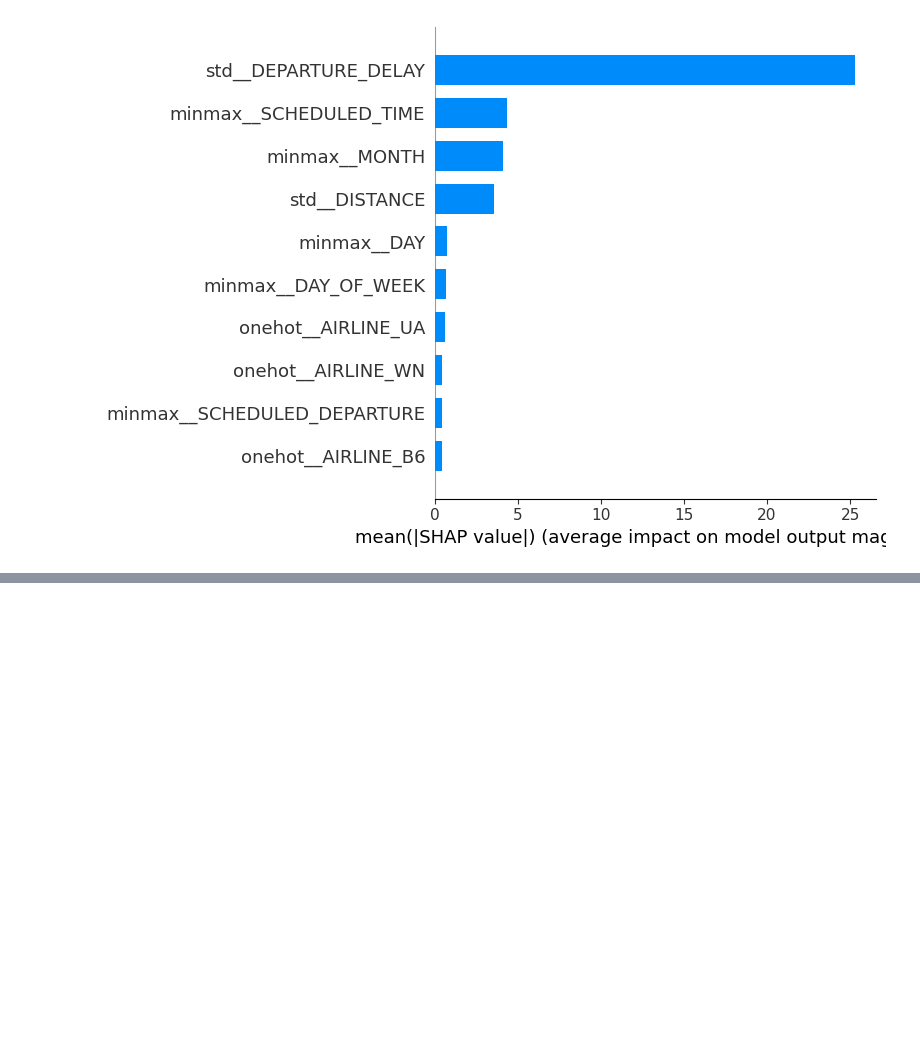
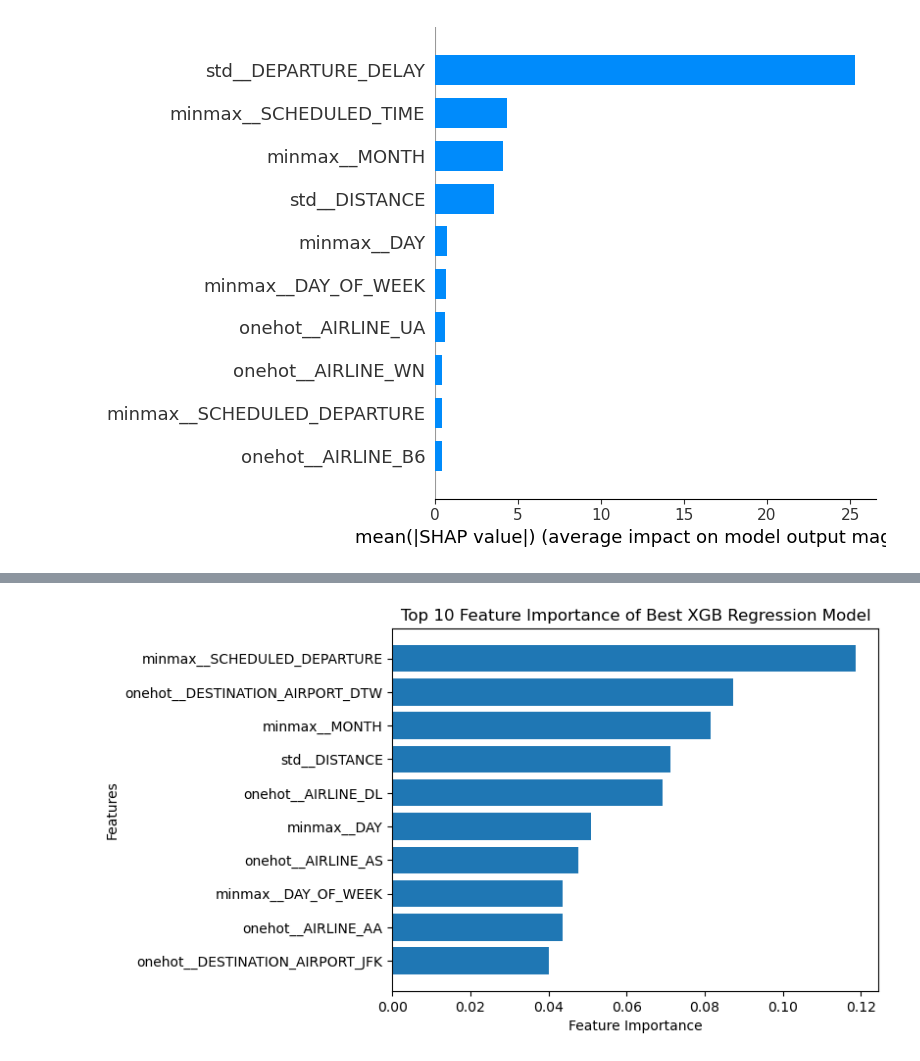
Before and after one commit to amanjal/Data1030-Final, a Jupyter notebook: src/Preprocess.ipynb, the cells around one changed output, grey strips where cells are left out. Saved outputs shown, nothing was run; the diff lists cells and outputs as text; code cells hidden in the pictures; blank space fills up the shorter version.

```diff
--- a/src/Preprocess.ipynb
+++ b/src/Preprocess.ipynb
@@ -497,0 +500,3 @@ shap.summary_plot(shap_values_ol, df_test_ol, feature_names = feature_names, max
+# %%
+final_model = xgboost.XGBRegressor(max_depth = 5, n_estimators = 10)
+final_model.fit(X_prep, y_train)
@@ -497,0 +515,10 @@ shap.summary_plot(shap_values_ol, df_test_ol, feature_names = feature_names, max
+# %%
+sorted =final_model.feature_importances_.argsort()[-10:]
+plt.barh(feature_names[sorted], final_model.feature_importances_[sorted])
+plt.xlabel("Feature Importance")
+plt.ylabel("Features")
+plt.title("Top 10 Feature Importance of Best XGB Regression Model")
+plt.savefig('../figures/XGB_FeatureImportance', dpi=300, bbox_inches="tight")
+plt.show()
+# %% [output]
+[figure, added]
```
Also changed, not shown: parts of 3 cells of this notebook, 4 other files.
